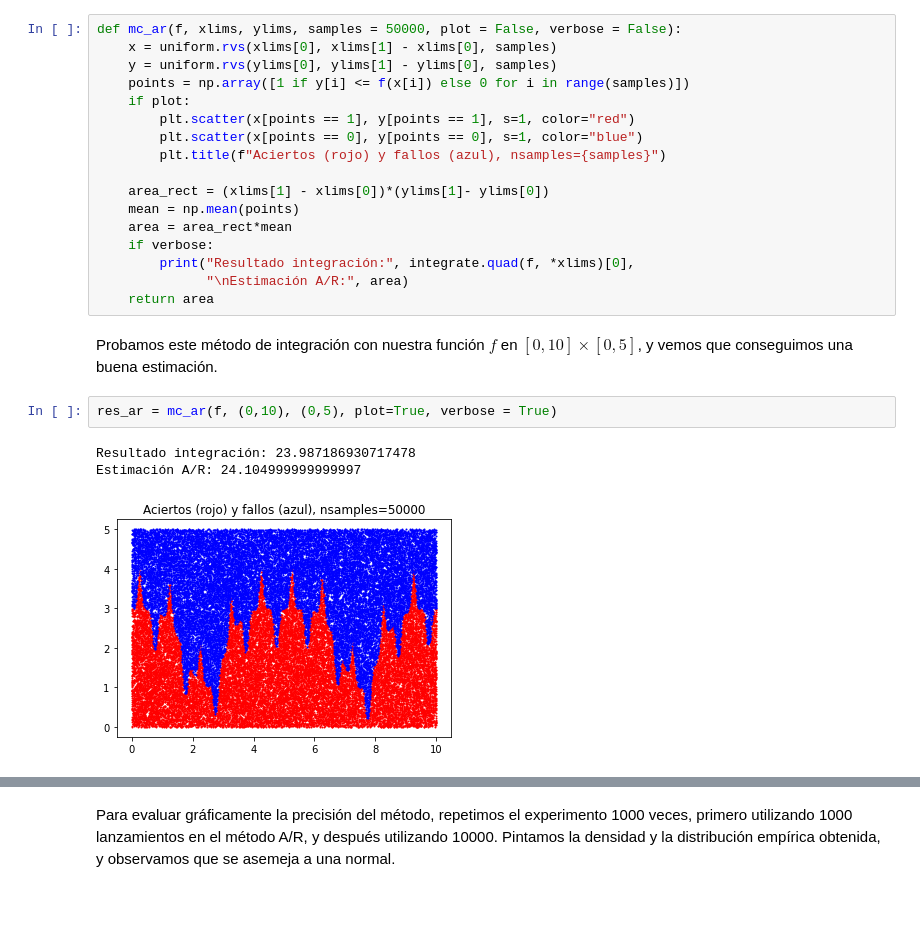
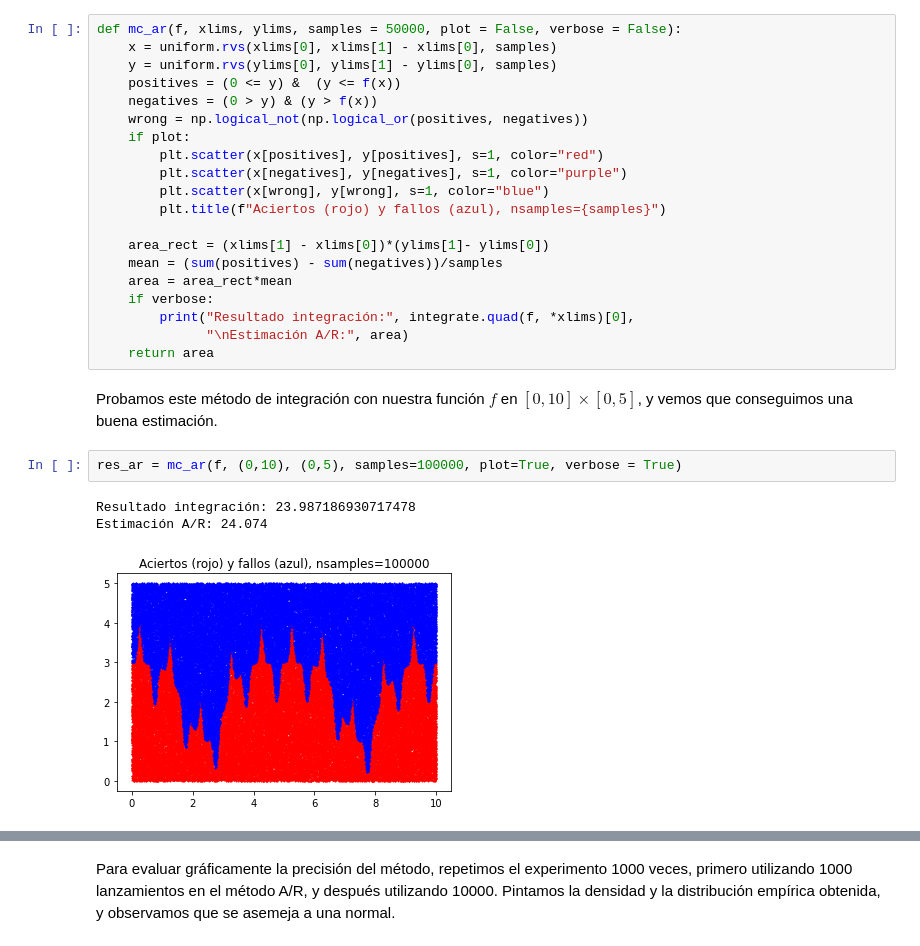
Before and after one commit to Ludvins/Practicas_CN, a Jupyter notebook: Ejercicios MonteCarlo.ipynb, the cells around one changed output, grey strips where cells are left out. Drawn from its saved outputs; the diff is of its cells as text; blank space fills up the shorter version.

```diff
--- a/Ejercicios MonteCarlo.ipynb
+++ b/Ejercicios MonteCarlo.ipynb
@@ -37,14 +37,17 @@ Implementamos el algoritmo de aceptación/rechazo por Monte Carlo.
 def mc_ar(f, xlims, ylims, samples = 50000, plot = False, verbose = False):
     x = uniform.rvs(xlims[0], xlims[1] - xlims[0], samples)
     y = uniform.rvs(ylims[0], ylims[1] - ylims[0], samples)
-    points = np.array([1 if y[i] <= f(x[i]) else 0 for i in range(samples)])
+    positives = (0 <= y) &  (y <= f(x))
+    negatives = (0 > y) & (y > f(x))
+    wrong = np.logical_not(np.logical_or(positives, negatives))
     if plot:
-        plt.scatter(x[points == 1], y[points == 1], s=1, color="red")
-        plt.scatter(x[points == 0], y[points == 0], s=1, color="blue")
+        plt.scatter(x[positives], y[positives], s=1, color="red")
+        plt.scatter(x[negatives], y[negatives], s=1, color="purple")
+        plt.scatter(x[wrong], y[wrong], s=1, color="blue")
         plt.title(f"Aciertos (rojo) y fallos (azul), nsamples={samples}")
 
     area_rect = (xlims[1] - xlims[0])*(ylims[1]- ylims[0])
-    mean = np.mean(points)
+    mean = (sum(positives) - sum(negatives))/samples
     area = area_rect*mean
     if verbose:
         print("Resultado integración:", integrate.quad(f, *xlims)[0],
@@ -53,8 +56,8 @@ def mc_ar(f, xlims, ylims, samples = 50000, plot = False, verbose = False):
 # %% [markdown]
 Probamos este método de integración con nuestra función $f$ en $[0,10]\times[0,5]$, y vemos que conseguimos una buena estimación.
 # %%
-res_ar = mc_ar(f, (0,10), (0,5), plot=True, verbose = True)
+res_ar = mc_ar(f, (0,10), (0,5), samples=100000, plot=True, verbose = True)
 # %% [output]
 Resultado integración: 23.987186930717478
-Estimación A/R: 24.104999999999997
+Estimación A/R: 24.074
-[figure, old version]
+[figure, new version]
```
Also changed, not shown: parts of 15 cells of this notebook.
